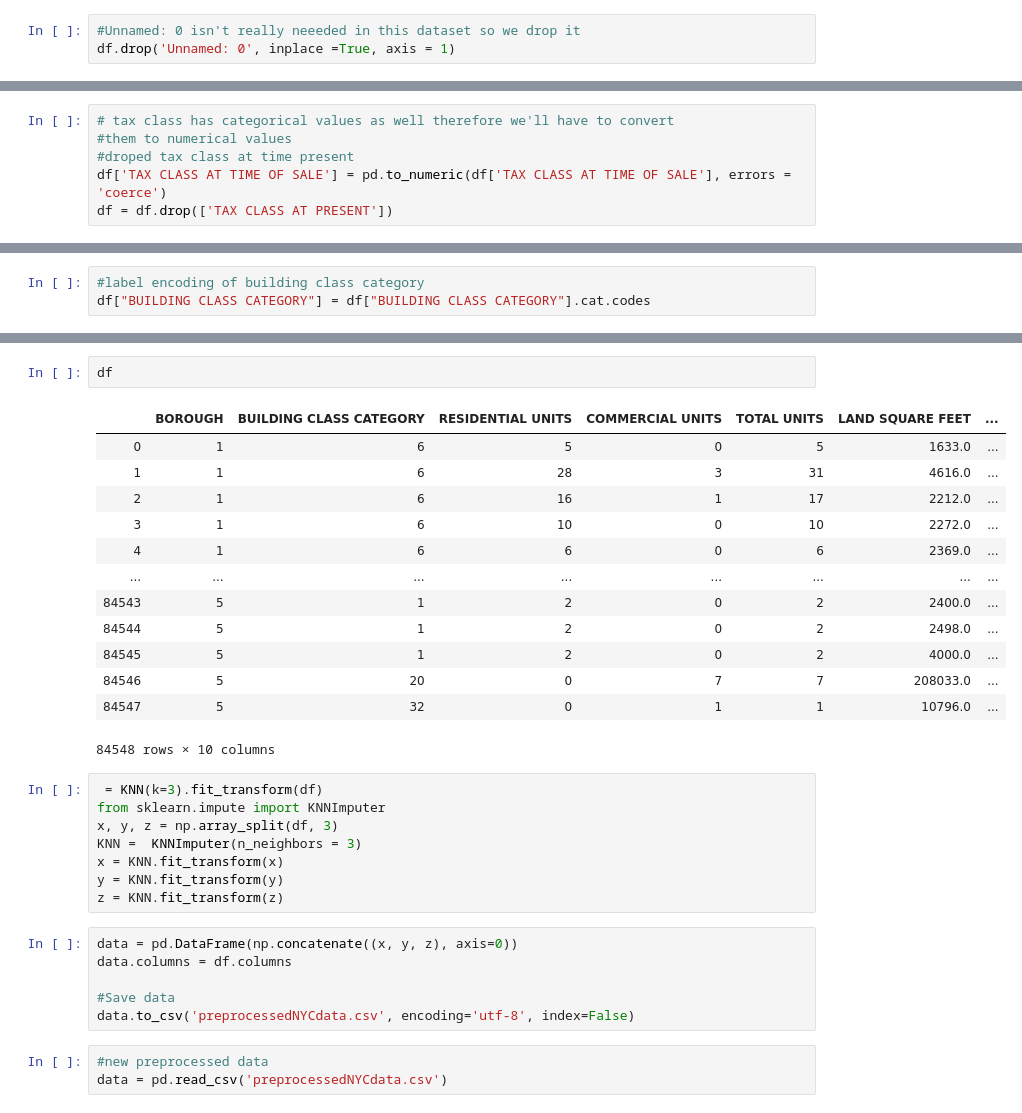
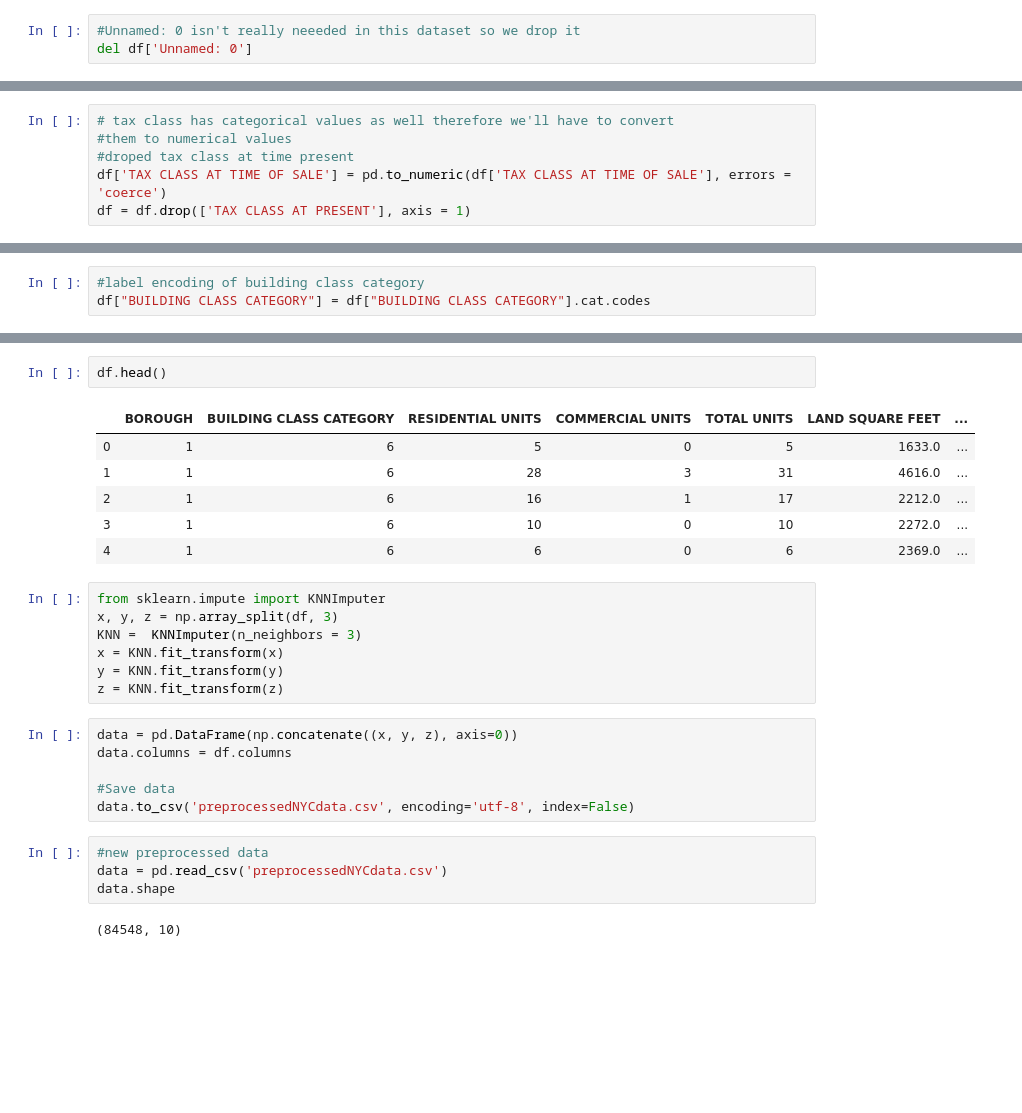
Before and after one commit to dioufism/nyc_project_sales, a Jupyter notebook: nyc-project sales.ipynb, the cells around one changed output, grey strips where cells are left out. Cells and saved outputs as stored; diff of their text form; blank space fills up the shorter version.

```diff
--- a/nyc-project sales.ipynb
+++ b/nyc-project sales.ipynb
@@ -32,7 +32,7 @@ df.describe()
 | max | 26739.000000 | 5.000000 | 16322.000000 | 9106.000000 | 11694.000000 | 1844.000000 | 2261.000000 | 2261.000000 | ... |
 # %%
 #Unnamed: 0 isn't really neeeded in this dataset so we drop it
-df.drop('Unnamed: 0', inplace =True, axis = 1)
+del df['Unnamed: 0']
 # %%
 #depicting the data types in the dataset
 df.info()
@@ -207,4 +205,4 @@ Name: TAX CLASS AT TIME OF SALE, dtype: float64
 #them to numerical values
 #droped tax class at time present
 df['TAX CLASS AT TIME OF SALE'] = pd.to_numeric(df['TAX CLASS AT TIME OF SALE'], errors = 'coerce')
-df = df.drop(['TAX CLASS AT PRESENT'])
+df = df.drop(['TAX CLASS AT PRESENT'], axis = 1)
@@ -305,21 +303,13 @@ plt.show()
 # %%
-df
+df.head()
 # %% [output]
 |  | BOROUGH | BUILDING CLASS CATEGORY | RESIDENTIAL UNITS | COMMERCIAL UNITS | TOTAL UNITS | LAND SQUARE FEET | ... |
 | 0 | 1 | 6 | 5 | 0 | 5 | 1633.0 | ... |
 | 1 | 1 | 6 | 28 | 3 | 31 | 4616.0 | ... |
 | 2 | 1 | 6 | 16 | 1 | 17 | 2212.0 | ... |
 | 3 | 1 | 6 | 10 | 0 | 10 | 2272.0 | ... |
 | 4 | 1 | 6 | 6 | 0 | 6 | 2369.0 | ... |
-| ... | ... | ... | ... | ... | ... | ... | ... |
-| 84543 | 5 | 1 | 2 | 0 | 2 | 2400.0 | ... |
-| 84544 | 5 | 1 | 2 | 0 | 2 | 2498.0 | ... |
-| 84545 | 5 | 1 | 2 | 0 | 2 | 4000.0 | ... |
-| 84546 | 5 | 20 | 0 | 7 | 7 | 208033.0 | ... |
-| 84547 | 5 | 32 | 0 | 1 | 1 | 10796.0 | ... |
-84548 rows × 10 columns
 # %%
- = KNN(k=3).fit_transform(df)
 from sklearn.impute import KNNImputer
 x, y, z = np.array_split(df, 3)
 KNN =  KNNImputer(n_neighbors = 3)
@@ -335,5 +325,8 @@ data.to_csv('preprocessedNYCdata.csv', encoding='utf-8', index=False)
 # %%
 #new preprocessed data
 data = pd.read_csv('preprocessedNYCdata.csv')
+data.shape
+# %% [output]
+(84548, 10)
 # %%
 #now we notice that the missing values are gone
```
Also changed, not shown: parts of 43 cells of this notebook.
